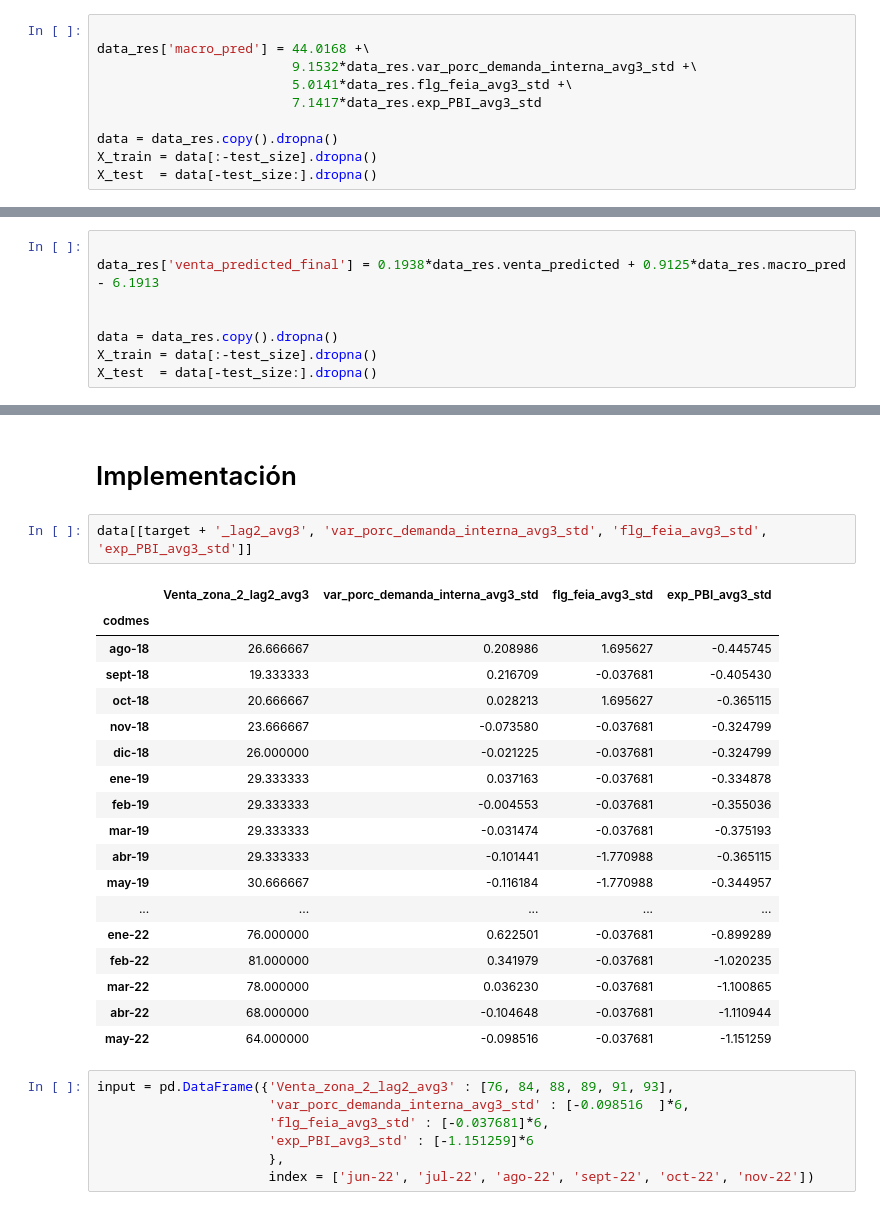
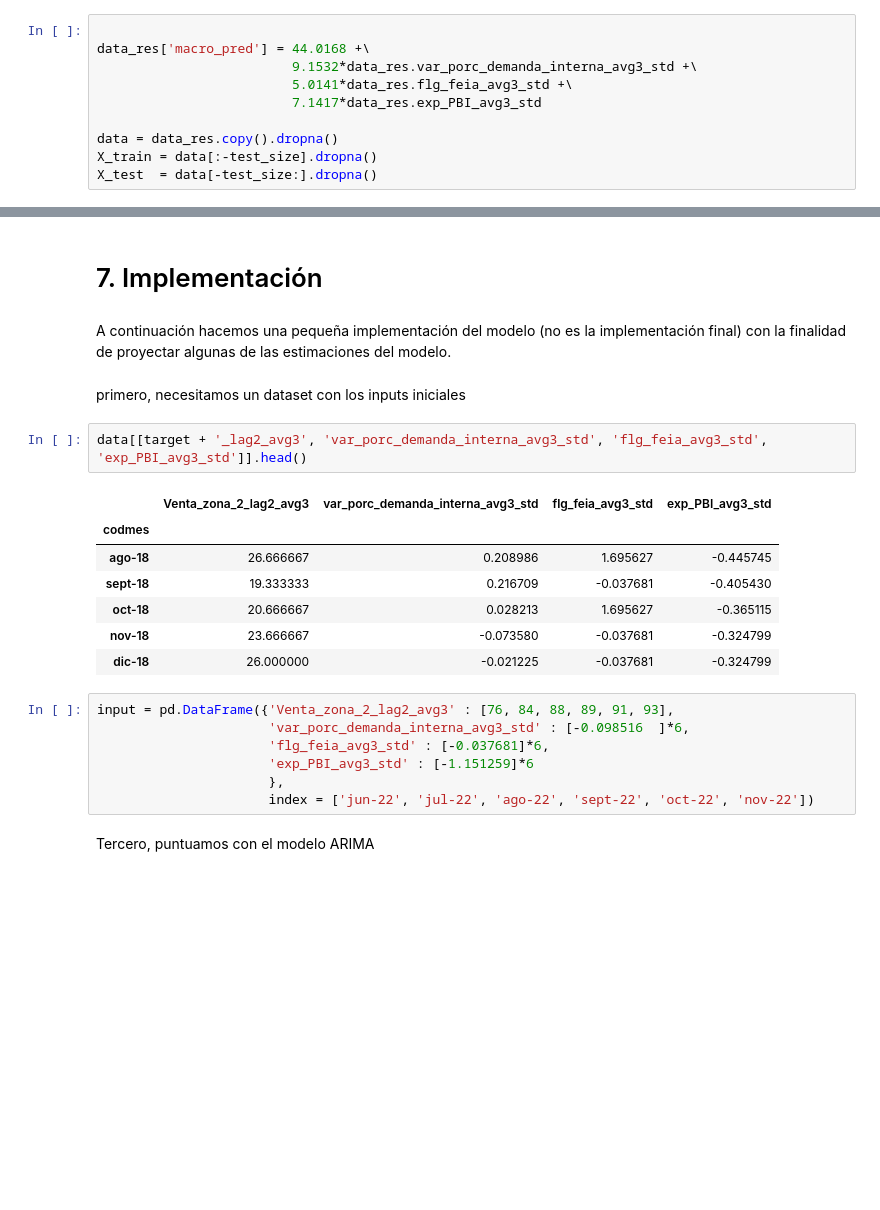
Before and after one commit to JCaballerot/Consultoria_ASEI, a Jupyter notebook: Model_development/JesusMaria/modelDevelopment_zona2_JM_rev.ipynb, the cells around one changed output, grey strips where cells are left out. Drawn from its saved outputs; the diff is of its cells as text; blank space fills up the shorter version.

```diff
--- a/Model_development/JesusMaria/modelDevelopment_zona2_JM_rev.ipynb
+++ b/Model_development/JesusMaria/modelDevelopment_zona2_JM_rev.ipynb
@@ -457,8 +594,0 @@ Warnings:
-# %%
-
-data_res['venta_predicted_final'] = 0.1938*data_res.venta_predicted + 0.9125*data_res.macro_pred - 6.1913
-
-
-data = data_res.copy().dropna()
-X_train = data[:-test_size].dropna()
-X_test  = data[-test_size:].dropna()
@@ -503,26 +595,19 @@ X_test[features]
 # %% [markdown]
-# Implementación
+# 7. Implementación
+# %% [markdown]
+A continuación hacemos una pequeña implementación del modelo (no es la implementación final) con la finalidad de proyectar algunas de las estimaciones del modelo.
+# %% [markdown]
+primero, necesitamos un dataset con los inputs iniciales
 # %%
-data[[target + '_lag2_avg3', 'var_porc_demanda_interna_avg3_std', 'flg_feia_avg3_std', 'exp_PBI_avg3_std']]
+data[[target + '_lag2_avg3', 'var_porc_demanda_interna_avg3_std', 'flg_feia_avg3_std', 'exp_PBI_avg3_std']].head()
 # %% [output]
 |  | Venta_zona_2_lag2_avg3 | var_porc_demanda_interna_avg3_std | flg_feia_avg3_std | exp_PBI_avg3_std |
 | codmes |  |  |  |  |
 | ago-18 | 26.666667 | 0.208986 | 1.695627 | -0.445745 |
 | sept-18 | 19.333333 | 0.216709 | -0.037681 | -0.405430 |
 | oct-18 | 20.666667 | 0.028213 | 1.695627 | -0.365115 |
 | nov-18 | 23.666667 | -0.073580 | -0.037681 | -0.324799 |
 | dic-18 | 26.000000 | -0.021225 | -0.037681 | -0.324799 |
-| ene-19 | 29.333333 | 0.037163 | -0.037681 | -0.334878 |
-| feb-19 | 29.333333 | -0.004553 | -0.037681 | -0.355036 |
-| mar-19 | 29.333333 | -0.031474 | -0.037681 | -0.375193 |
-| abr-19 | 29.333333 | -0.101441 | -1.770988 | -0.365115 |
-| may-19 | 30.666667 | -0.116184 | -1.770988 | -0.344957 |
-| ... | ... | ... | ... | ... |
-| ene-22 | 76.000000 | 0.622501 | -0.037681 | -0.899289 |
-| feb-22 | 81.000000 | 0.341979 | -0.037681 | -1.020235 |
-| mar-22 | 78.000000 | 0.036230 | -0.037681 | -1.100865 |
-| abr-22 | 68.000000 | -0.104648 | -0.037681 | -1.110944 |
-| may-22 | 64.000000 | -0.098516 | -0.037681 | -1.151259 |
 # %%
 input = pd.DataFrame({'Venta_zona_2_lag2_avg3' : [76, 84, 88, 89, 91, 93],
                       'var_porc_demanda_interna_avg3_std' : [-0.098516	]*6,
@@ -530,6 +615,8 @@ input = pd.DataFrame({'Venta_zona_2_lag2_avg3' : [76, 84, 88, 89, 91, 93],
                       'exp_PBI_avg3_std' : [-1.151259]*6
                       },
                       index = ['jun-22', 'jul-22', 'ago-22', 'sept-22', 'oct-22', 'nov-22'])
+# %% [markdown]
+Tercero, puntuamos con el modelo ARIMA
 # %%
 fc_pred, se, conf  = model_fit.forecast(6, exog = input['Venta_zona_2_lag2_avg3'], alpha=0.05)
 input['venta_predicted'] = fc_pred
```
Also changed, not shown: parts of 120 cells of this notebook.
